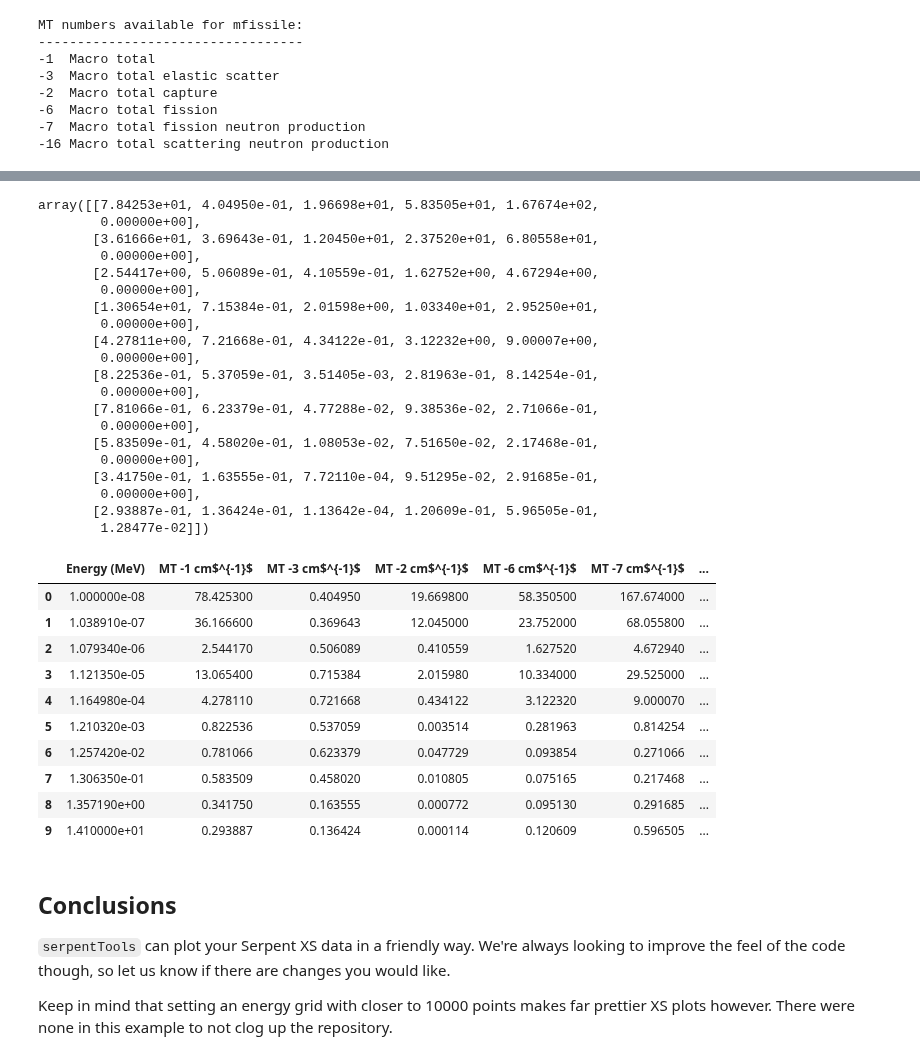
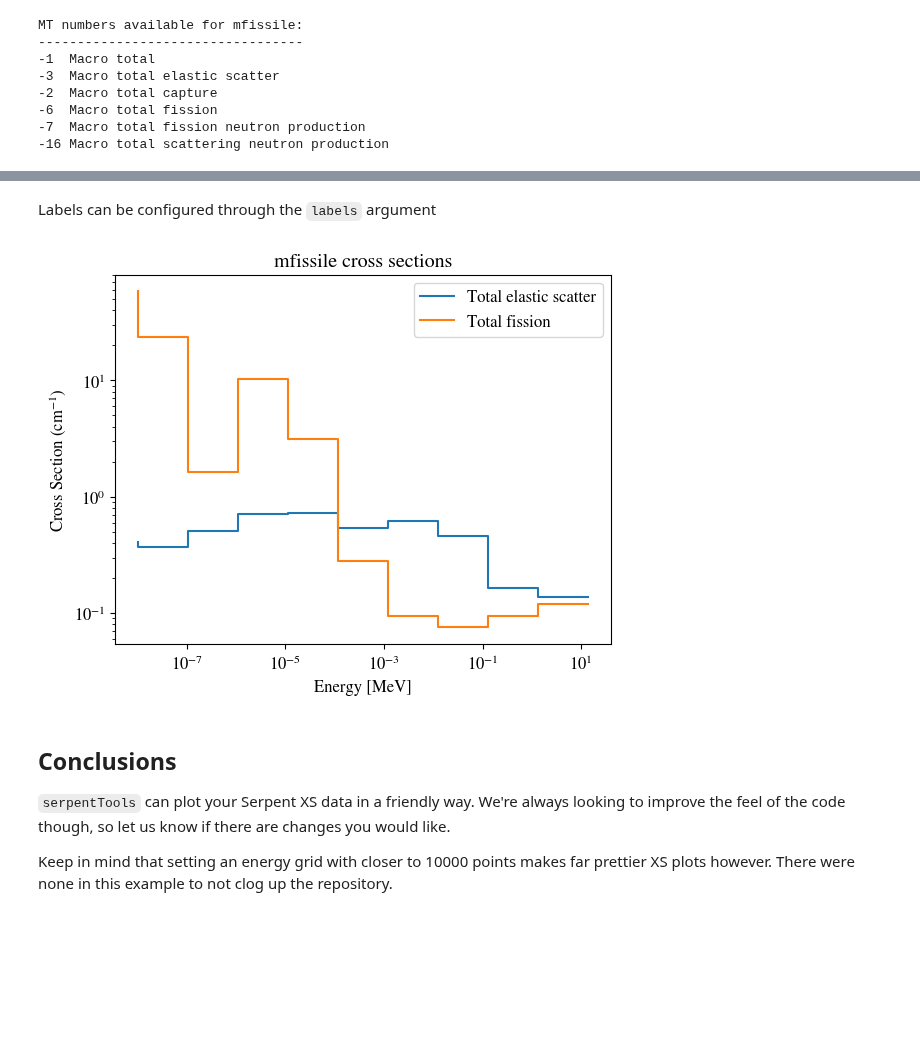
Before and after one commit to CORE-GATECH-GROUP/serpent-tools, a Jupyter notebook: examples/XSPlot.ipynb, the cells around one changed output, grey strips where cells are left out. Saved outputs shown, nothing was run; the diff lists cells and outputs as text; code cells hidden in the pictures; blank space fills up the shorter version.

```diff
--- a/examples/XSPlot.ipynb
+++ b/examples/XSPlot.ipynb
@@ -71,40 +167,9 @@ The other method regards presenting tabular data in a visually appealing way. It
-# %%
-xsreader.xsections['mfissile'].xsdata
-# %% [output]
-array([[7.84253e+01, 4.04950e-01, 1.96698e+01, 5.83505e+01, 1.67674e+02,
-        0.00000e+00],
-       [3.61666e+01, 3.69643e-01, 1.20450e+01, 2.37520e+01, 6.80558e+01,
-        0.00000e+00],
-       [2.54417e+00, 5.06089e-01, 4.10559e-01, 1.62752e+00, 4.67294e+00,
-        0.00000e+00],
-       [1.30654e+01, 7.15384e-01, 2.01598e+00, 1.03340e+01, 2.95250e+01,
-        0.00000e+00],
-       [4.27811e+00, 7.21668e-01, 4.34122e-01, 3.12232e+00, 9.00007e+00,
-        0.00000e+00],
-       [8.22536e-01, 5.37059e-01, 3.51405e-03, 2.81963e-01, 8.14254e-01,
-        0.00000e+00],
-       [7.81066e-01, 6.23379e-01, 4.77288e-02, 9.38536e-02, 2.71066e-01,
-        0.00000e+00],
-       [5.83509e-01, 4.58020e-01, 1.08053e-02, 7.51650e-02, 2.17468e-01,
-        0.00000e+00],
-       [3.41750e-01, 1.63555e-01, 7.72110e-04, 9.51295e-02, 2.91685e-01,
-        0.00000e+00],
-       [2.93887e-01, 1.36424e-01, 1.13642e-04, 1.20609e-01, 5.96505e-01,
-        1.28477e-02]])
-# %%
-xsreader.xsections['mfissile'].tabulate()
-# %% [output]
-|  | Energy (MeV) | MT -1 cm$^{-1}$ | MT -3 cm$^{-1}$ | MT -2 cm$^{-1}$ | MT -6 cm$^{-1}$ | MT -7 cm$^{-1}$ | ... |
-| 0 | 1.000000e-08 | 78.425300 | 0.404950 | 19.669800 | 58.350500 | 167.674000 | ... |
-| 1 | 1.038910e-07 | 36.166600 | 0.369643 | 12.045000 | 23.752000 | 68.055800 | ... |
-| 2 | 1.079340e-06 | 2.544170 | 0.506089 | 0.410559 | 1.627520 | 4.672940 | ... |
-| 3 | 1.121350e-05 | 13.065400 | 0.715384 | 2.015980 | 10.334000 | 29.525000 | ... |
-| 4 | 1.164980e-04 | 4.278110 | 0.721668 | 0.434122 | 3.122320 | 9.000070 | ... |
-| 5 | 1.210320e-03 | 0.822536 | 0.537059 | 0.003514 | 0.281963 | 0.814254 | ... |
-| 6 | 1.257420e-02 | 0.781066 | 0.623379 | 0.047729 | 0.093854 | 0.271066 | ... |
-| 7 | 1.306350e-01 | 0.583509 | 0.458020 | 0.010805 | 0.075165 | 0.217468 | ... |
-| 8 | 1.357190e+00 | 0.341750 | 0.163555 | 0.000772 | 0.095130 | 0.291685 | ... |
-| 9 | 1.410000e+01 | 0.293887 | 0.136424 | 0.000114 | 0.120609 | 0.596505 | ... |
+# %% [markdown]
+Labels can be configured through the `labels` argument
+# %%
+xsreader.xsections['mfissile'].plot(mts=[-3, -6], loglog=True, labels=["Total elastic scatter", "Total fission"]);
+# %% [output]
+[figure, added]
 # %% [markdown]
 ## Conclusions
 `serpentTools` can plot your Serpent XS data in a friendly way. We're always looking to improve the feel of the code though, so let us know if there are changes you would like.
```
Also changed, not shown: parts of 29 cells of this notebook, 4 other files.
